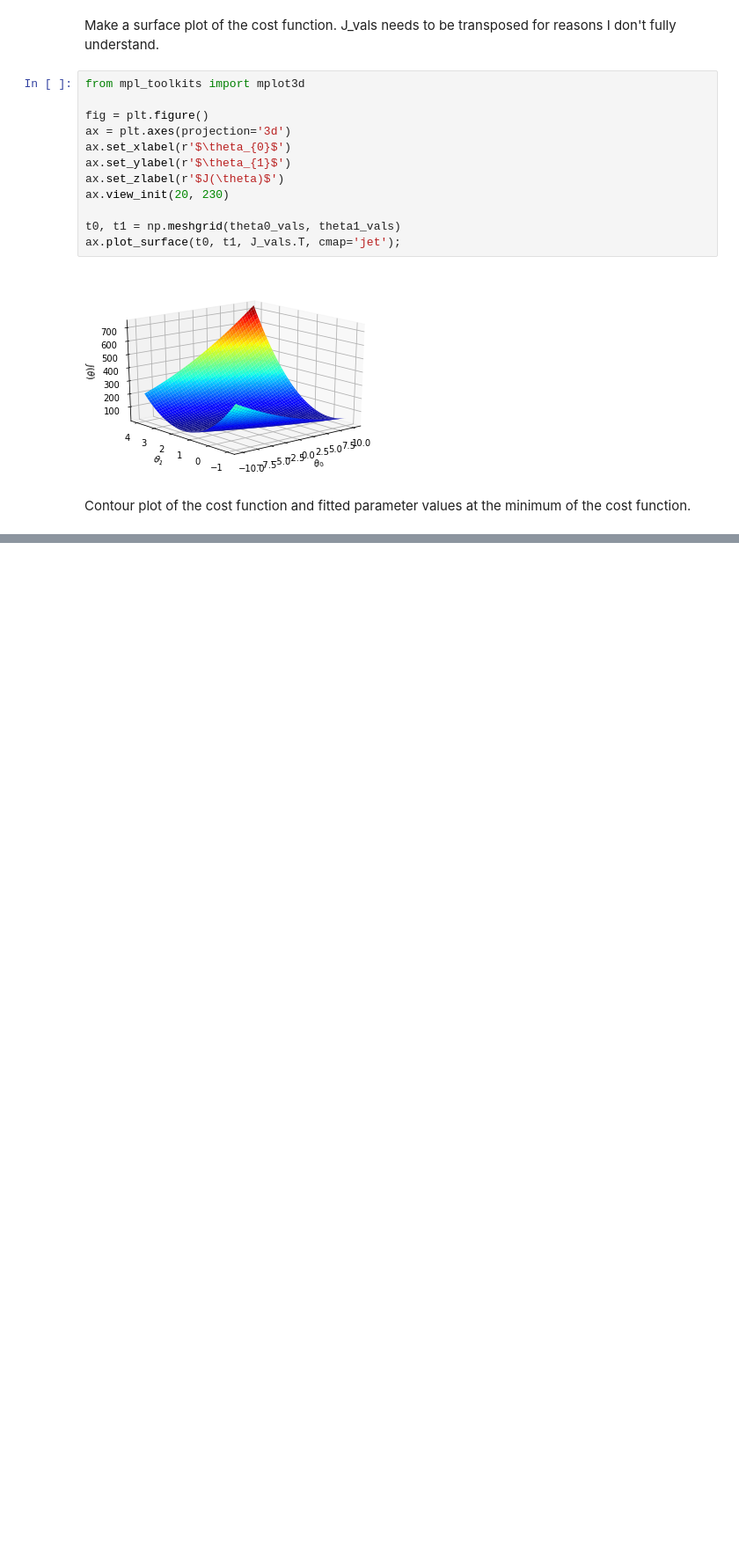
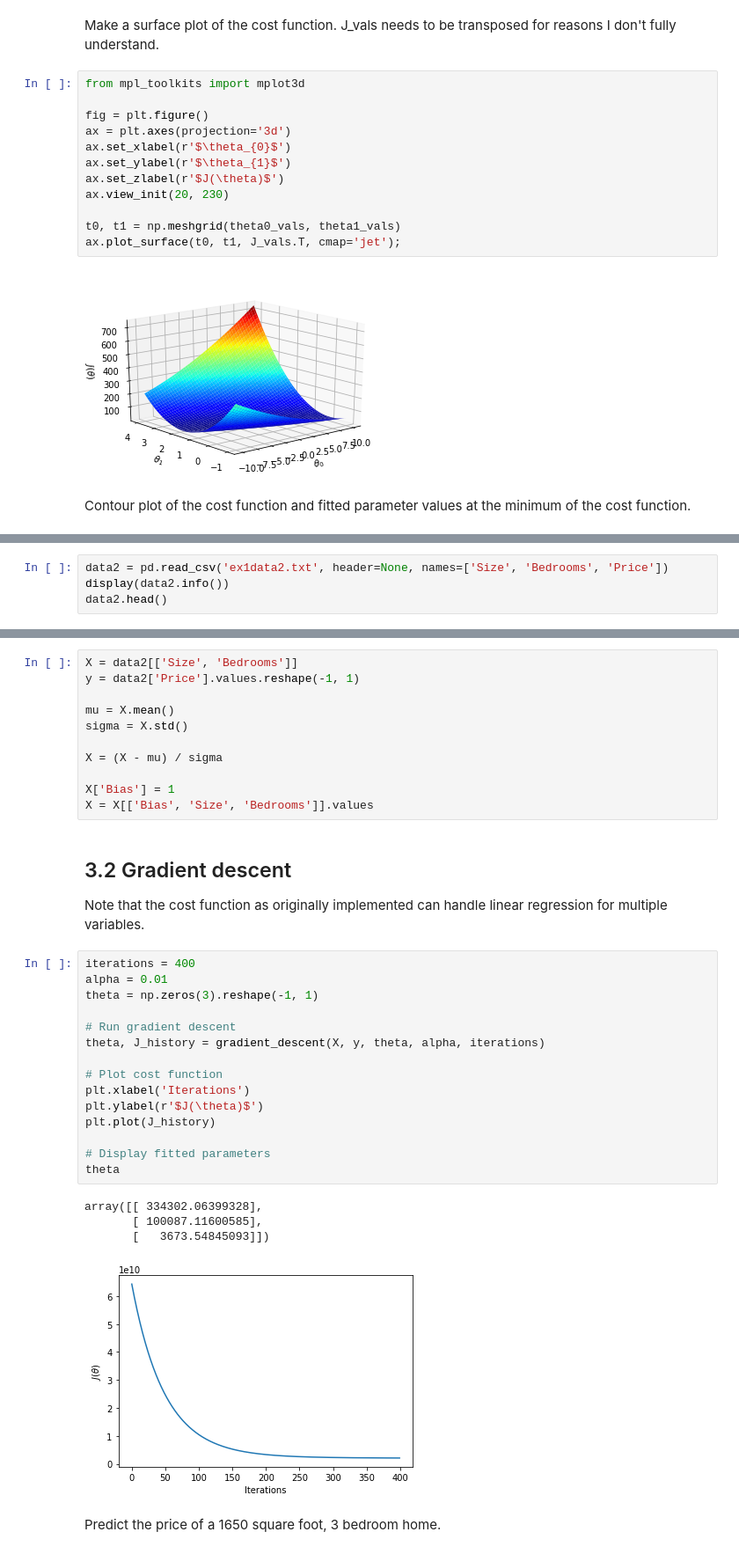
Before and after one commit to jackgill/coursera-machine-learning, a Jupyter notebook: machine-learning-ex1/ex1/ex1.ipynb, the cells around one changed output, grey strips where cells are left out. Shown: that part at 88% size. Drawn from its saved outputs; the diff is of its cells as text; blank space fills up the shorter version.

```diff
--- a/machine-learning-ex1/ex1/ex1.ipynb
+++ b/machine-learning-ex1/ex1/ex1.ipynb
@@ -208,0 +213,4 @@ plt.contour(t0, t1, J_vals.T, np.logspace(-2, 3, 20));
+# %%
+data2 = pd.read_csv('ex1data2.txt', header=None, names=['Size', 'Bedrooms', 'Price'])
+display(data2.info())
+data2.head()
@@ -208,0 +237,37 @@ plt.contour(t0, t1, J_vals.T, np.logspace(-2, 3, 20));
+# %%
+X = data2[['Size', 'Bedrooms']]
+y = data2['Price'].values.reshape(-1, 1)
+
+mu = X.mean()
+sigma = X.std()
+
+X = (X - mu) / sigma
+
+X['Bias'] = 1
+X = X[['Bias', 'Size', 'Bedrooms']].values
+# %% [markdown]
+## 3.2 Gradient descent
+
+Note that the cost function as originally implemented can handle linear regression for multiple variables.
+# %%
+iterations = 400
+alpha = 0.01
+theta = np.zeros(3).reshape(-1, 1)
+
+# Run gradient descent
+theta, J_history = gradient_descent(X, y, theta, alpha, iterations)
+
+# Plot cost function
+plt.xlabel('Iterations')
+plt.ylabel(r'$J(\theta)$')
+plt.plot(J_history)
+
+# Display fitted parameters
+theta
+# %% [output]
+array([[ 334302.06399328],
+       [ 100087.11600585],
+       [   3673.54845093]])
+[figure, added]
+# %% [markdown]
+Predict the price of a 1650 square foot, 3 bedroom home.
```
Also changed, not shown: parts of 20 cells of this notebook.
